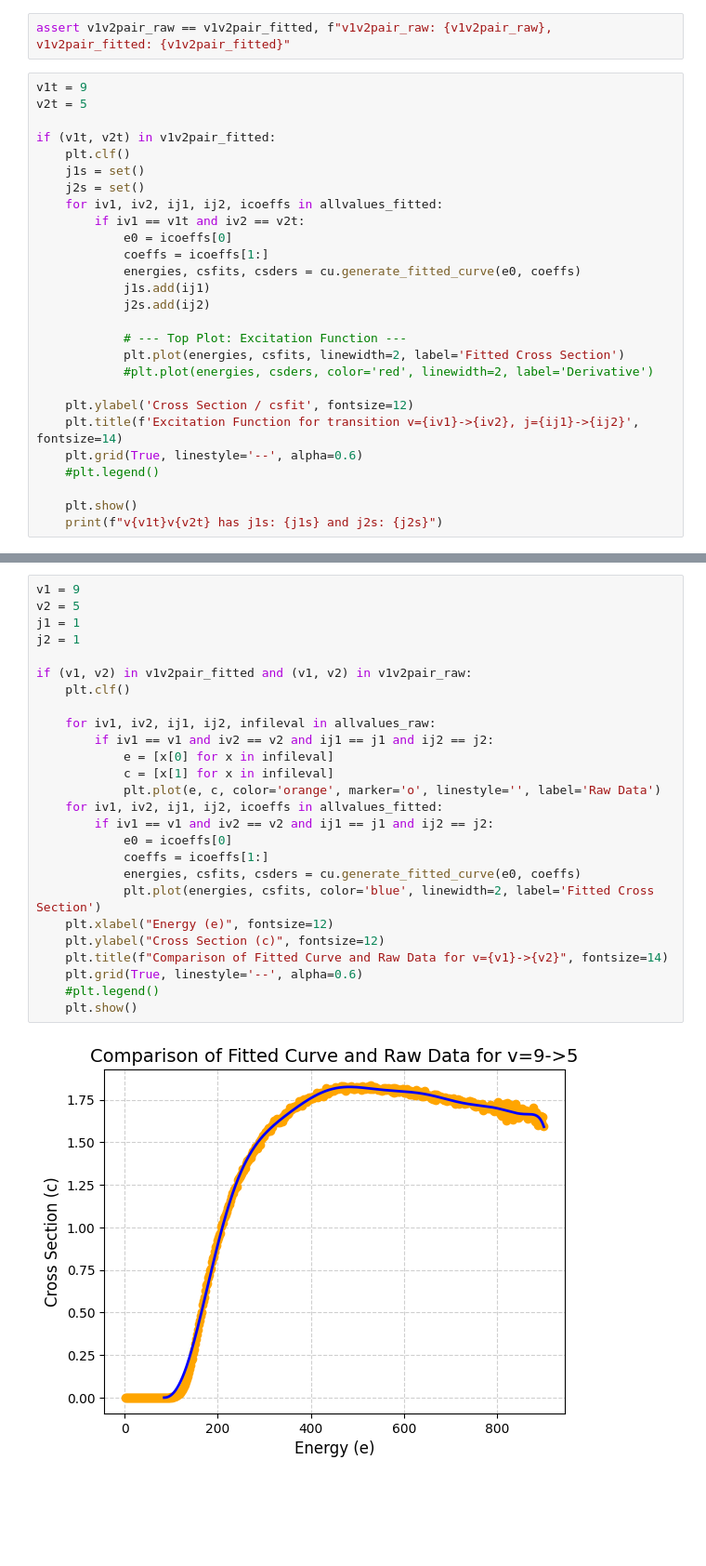
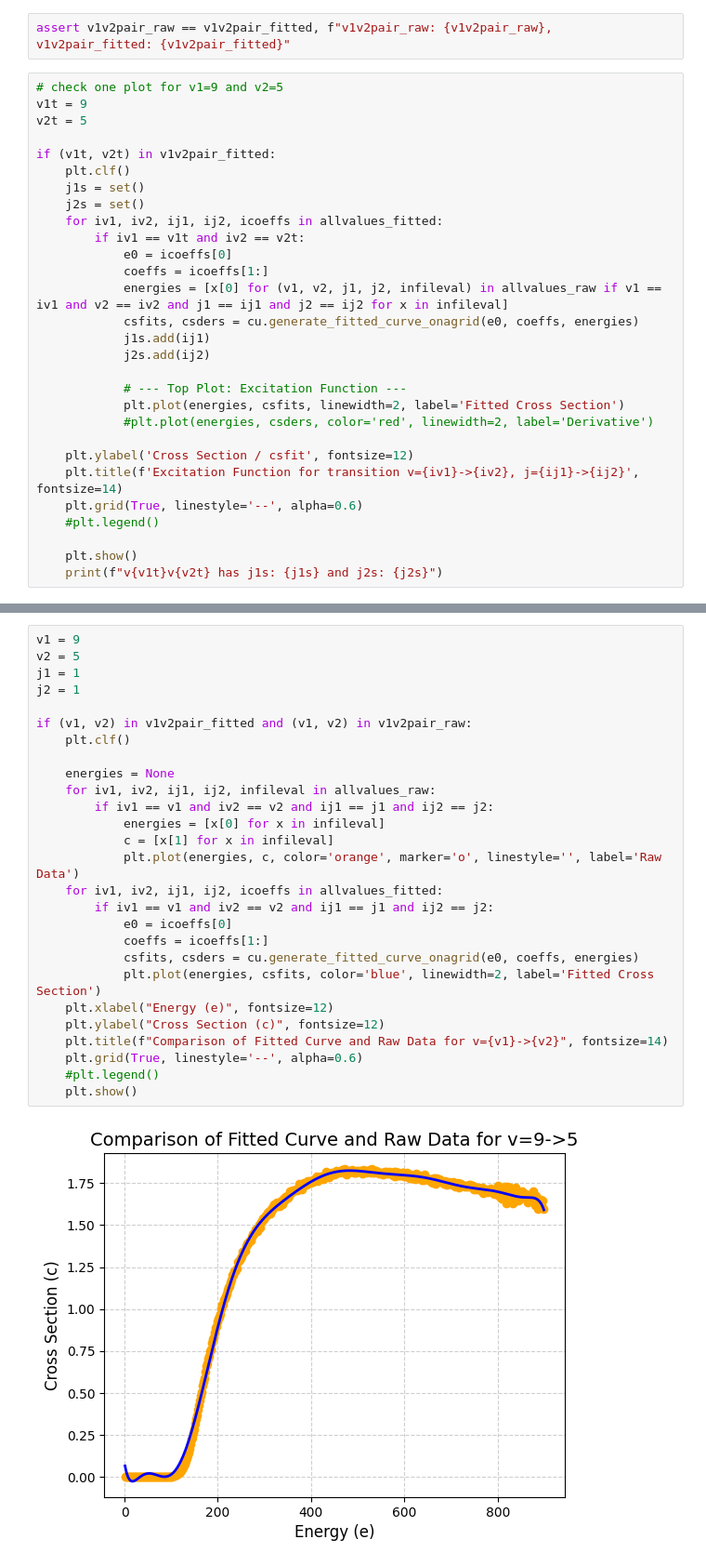
Before and after one commit to lstorchi/MultiFitter, a Jupyter notebook: initialtest.ipynb, the cells around one changed output, grey strips where cells are left out. Shown at 93% size. Drawn from its saved outputs; the diff is of its cells as text; blank space fills up the shorter version.

```diff
--- a/initialtest.ipynb
+++ b/initialtest.ipynb
@@ -164,6 +163,7 @@ for fname in listing:
 # %%
 assert v1v2pair_raw == v1v2pair_fitted, f"v1v2pair_raw: {v1v2pair_raw}, v1v2pair_fitted: {v1v2pair_fitted}"
 # %%
+# check one plot for v1=9 and v2=5
 v1t = 9
 v2t = 5
 
@@ -175,7 +175,8 @@ if (v1t, v2t) in v1v2pair_fitted:
         if iv1 == v1t and iv2 == v2t:
             e0 = icoeffs[0]
             coeffs = icoeffs[1:]
-            energies, csfits, csders = cu.generate_fitted_curve(e0, coeffs)
+            energies = [x[0] for (v1, v2, j1, j2, infileval) in allvalues_raw if v1 == iv1 and v2 == iv2 and j1 == ij1 and j2 == ij2 for x in infileval]
+            csfits, csders = cu.generate_fitted_curve_onagrid(e0, coeffs, energies)
             j1s.add(ij1)
             j2s.add(ij2)
 
@@ -196,28 +197,29 @@ v9v5 has j1s: {0, 1, 3, 5, 7, 9, 11, 13, 15, 16} and j2s: {0, 1, 3, 5, 7, 9, 11,
 # %%
 v1 = 9
 v2 = 5
 j1 = 1
 j2 = 1
 
 if (v1, v2) in v1v2pair_fitted and (v1, v2) in v1v2pair_raw:
     plt.clf()
 
+    energies = None
     for iv1, iv2, ij1, ij2, infileval in allvalues_raw:
         if iv1 == v1 and iv2 == v2 and ij1 == j1 and ij2 == j2:
-            e = [x[0] for x in infileval]
+            energies = [x[0] for x in infileval]
             c = [x[1] for x in infileval]
-            plt.plot(e, c, color='orange', marker='o', linestyle='', label='Raw Data')
+            plt.plot(energies, c, color='orange', marker='o', linestyle='', label='Raw Data')
     for iv1, iv2, ij1, ij2, icoeffs in allvalues_fitted:
         if iv1 == v1 and iv2 == v2 and ij1 == j1 and ij2 == j2:
             e0 = icoeffs[0]
             coeffs = icoeffs[1:]
-            energies, csfits, csders = cu.generate_fitted_curve(e0, coeffs)
+            csfits, csders = cu.generate_fitted_curve_onagrid(e0, coeffs, energies)
             plt.plot(energies, csfits, color='blue', linewidth=2, label='Fitted Cross Section')
     plt.xlabel("Energy (e)", fontsize=12)
     plt.ylabel("Cross Section (c)", fontsize=12)
     plt.title(f"Comparison of Fitted Curve and Raw Data for v={v1}->{v2}", fontsize=14)
     plt.grid(True, linestyle='--', alpha=0.6)
     #plt.legend()
     plt.show()
 # %% [output]
-[figure, old version]
+[figure, new version]
```
Also changed, not shown: parts of 4 cells of this notebook, 6 other files.
